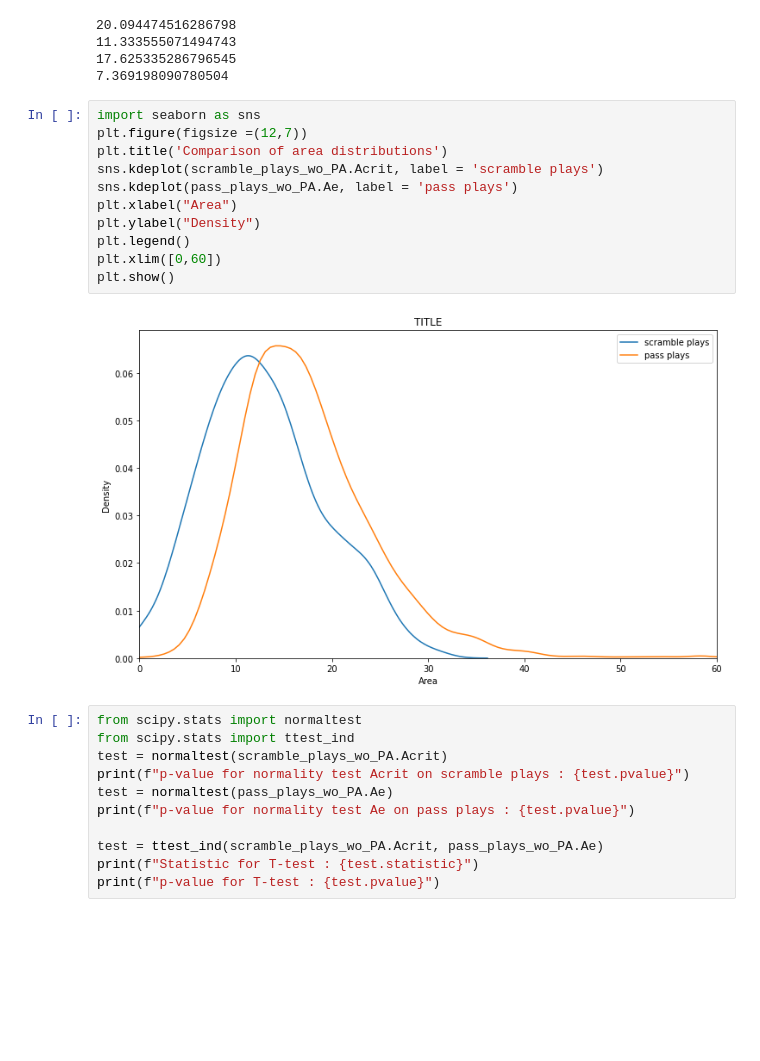
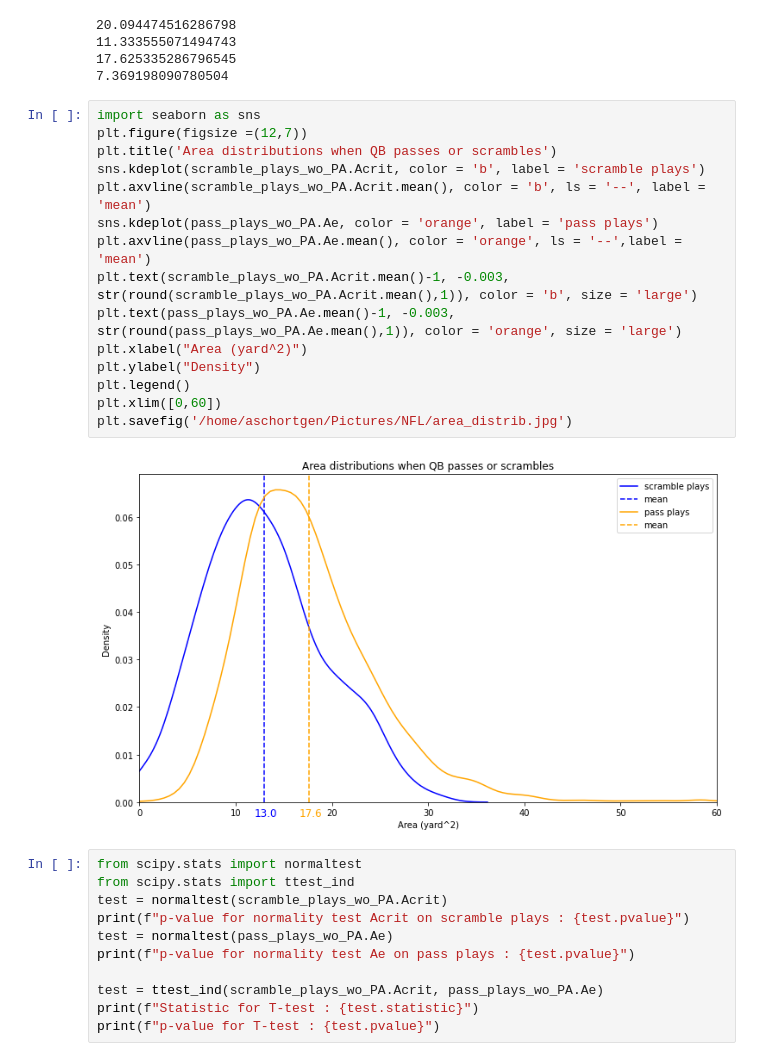
Before and after one commit to NthnMgns/NFL-Big-Data-Bowl-2023, a Jupyter notebook: determine_Acrit.ipynb, the cells around one changed output. Drawn from its saved outputs; the diff is of its cells as text; blank space fills up the shorter version.

```diff
--- a/determine_Acrit.ipynb
+++ b/determine_Acrit.ipynb
@@ -180,16 +180,20 @@ print(pass_plays_wo_PA.Ae.std())
 # %%
 import seaborn as sns
 plt.figure(figsize =(12,7))
-plt.title('Comparison of area distributions')
-sns.kdeplot(scramble_plays_wo_PA.Acrit, label = 'scramble plays')
-sns.kdeplot(pass_plays_wo_PA.Ae, label = 'pass plays')
-plt.xlabel("Area")
+plt.title('Area distributions when QB passes or scrambles')
+sns.kdeplot(scramble_plays_wo_PA.Acrit, color = 'b', label = 'scramble plays')
+plt.axvline(scramble_plays_wo_PA.Acrit.mean(), color = 'b', ls = '--', label = 'mean')
+sns.kdeplot(pass_plays_wo_PA.Ae, color = 'orange', label = 'pass plays')
+plt.axvline(pass_plays_wo_PA.Ae.mean(), color = 'orange', ls = '--',label = 'mean')
+plt.text(scramble_plays_wo_PA.Acrit.mean()-1, -0.003, str(round(scramble_plays_wo_PA.Acrit.mean(),1)), color = 'b', size = 'large')
+plt.text(pass_plays_wo_PA.Ae.mean()-1, -0.003, str(round(pass_plays_wo_PA.Ae.mean(),1)), color = 'orange', size = 'large')
+plt.xlabel("Area (yard^2)")
 plt.ylabel("Density")
 plt.legend()
 plt.xlim([0,60])
-plt.show()
+plt.savefig('/home/aschortgen/Pictures/NFL/area_distrib.jpg')
 # %% [output]
-[figure, old version]
+[figure, new version]
 # %%
 from scipy.stats import normaltest
 from scipy.stats import ttest_ind
```
Also changed, not shown: 5 other files.
